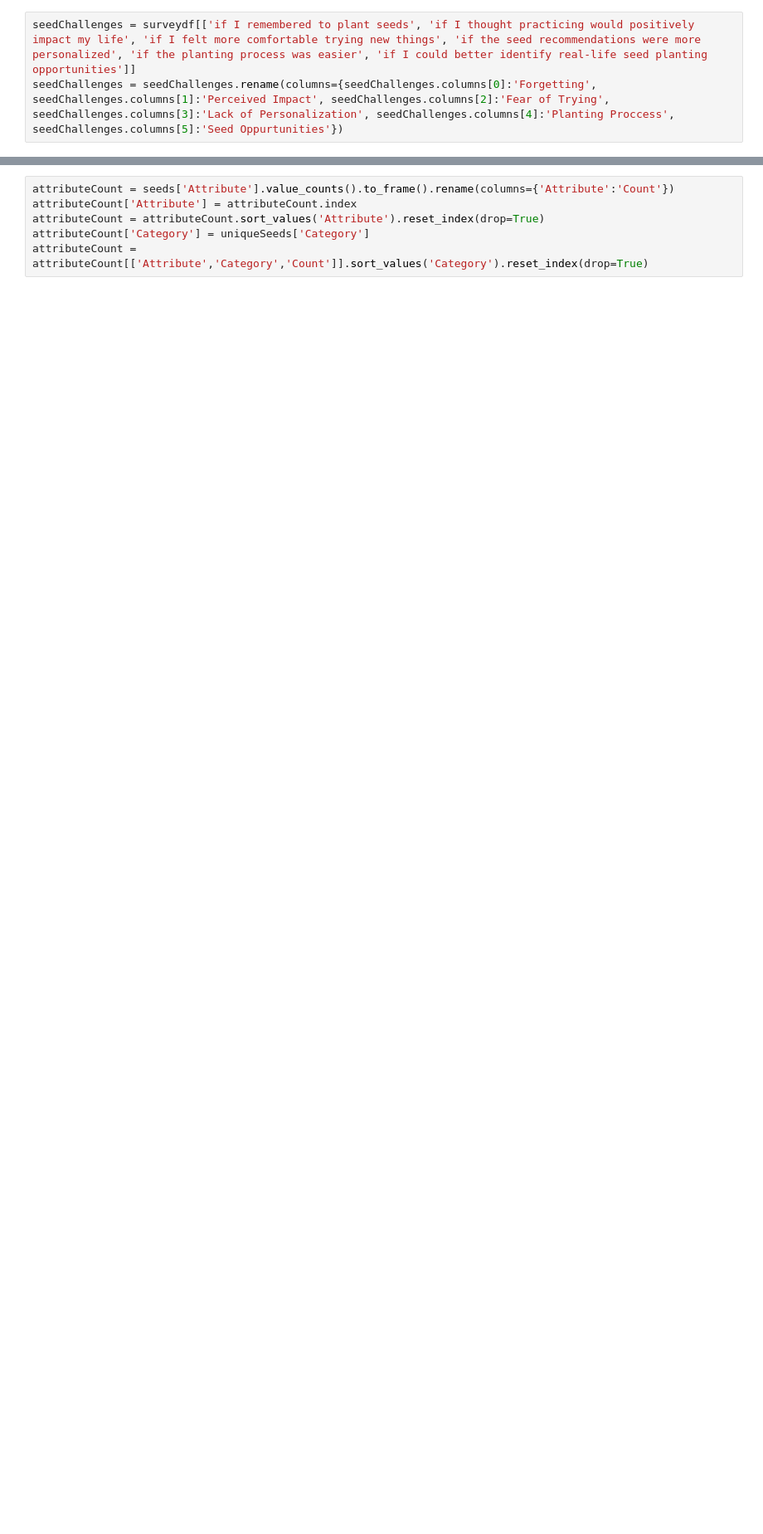
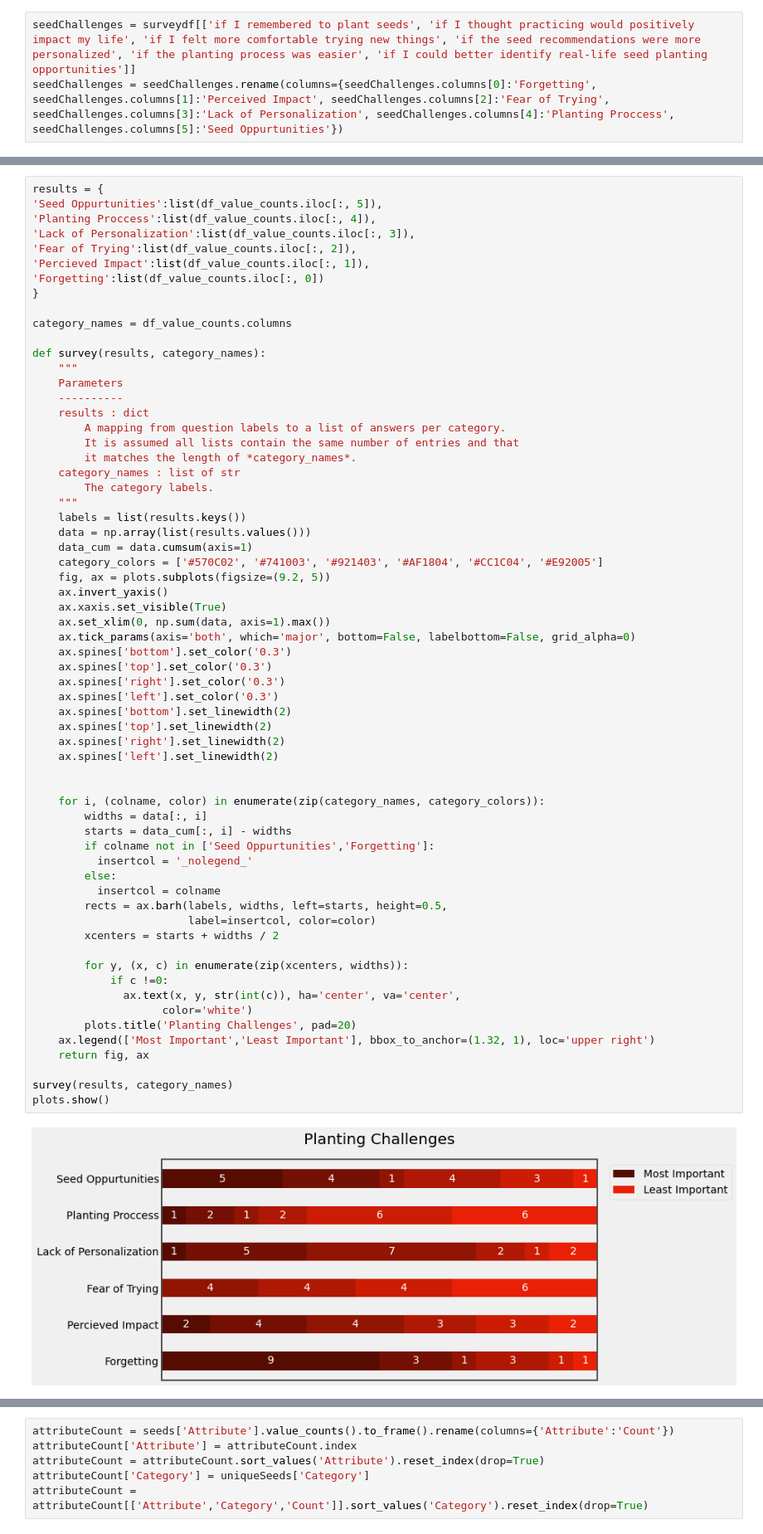
Before and after one commit to caydenw21/BloomRadius, a Jupyter notebook: week1Vis.ipynb, the cells around one changed output, grey strips where cells are left out. Shown at 83% size. Drawn from its saved outputs; the diff is of its cells as text; blank space fills up the shorter version.

```diff
--- a/week1Vis.ipynb
+++ b/week1Vis.ipynb
@@ -57,2 +61,67 @@ ax.tick_params(axis='both', which='major', bottom=False, labelbottom=False, grid
+# %%
+results = {
+'Seed Oppurtunities':list(df_value_counts.iloc[:, 5]),
+'Planting Proccess':list(df_value_counts.iloc[:, 4]),
+'Lack of Personalization':list(df_value_counts.iloc[:, 3]),
+'Fear of Trying':list(df_value_counts.iloc[:, 2]),
+'Percieved Impact':list(df_value_counts.iloc[:, 1]),
+'Forgetting':list(df_value_counts.iloc[:, 0])
+}
+
+category_names = df_value_counts.columns
+
+def survey(results, category_names):
+    """
+    Parameters
+    ----------
+    results : dict
+        A mapping from question labels to a list of answers per category.
+        It is assumed all lists contain the same number of entries and that
+        it matches the length of *category_names*.
+    category_names : list of str
+        The category labels.
+    """
+    labels = list(results.keys())
+    data = np.array(list(results.values()))
+    data_cum = data.cumsum(axis=1)
+    category_colors = ['#570C02', '#741003', '#921403', '#AF1804', '#CC1C04', '#E92005']
+    fig, ax = plots.subplots(figsize=(9.2, 5))
+    ax.invert_yaxis()
+    ax.xaxis.set_visible(True)
+    ax.set_xlim(0, np.sum(data, axis=1).max())
+    ax.tick_params(axis='both', which='major', bottom=False, labelbottom=False, grid_alpha=0)
+    ax.spines['bottom'].set_color('0.3')
+    ax.spines['top'].set_color('0.3')
+    ax.spines['right'].set_color('0.3')
+    ax.spines['left'].set_color('0.3')
+    ax.spines['bottom'].set_linewidth(2)
+    ax.spines['top'].set_linewidth(2)
+    ax.spines['right'].set_linewidth(2)
+    ax.spines['left'].set_linewidth(2)
+
+
+    for i, (colname, color) in enumerate(zip(category_names, category_colors)):
+        widths = data[:, i]
+        starts = data_cum[:, i] - widths
+        if colname not in ['Seed Oppurtunities','Forgetting']:
+          insertcol = '_nolegend_'
+        else:
+          insertcol = colname
+        rects = ax.barh(labels, widths, left=starts, height=0.5,
+                        label=insertcol, color=color)
+        xcenters = starts + widths / 2
+
+        for y, (x, c) in enumerate(zip(xcenters, widths)):
+            if c !=0:
+              ax.text(x, y, str(int(c)), ha='center', va='center',
+                    color='white')
+        plots.title('Planting Challenges', pad=20)
+    ax.legend(['Most Important','Least Important'], bbox_to_anchor=(1.32, 1), loc='upper right')
+    return fig, ax
+
+survey(results, category_names)
+plots.show()
+# %% [output]
+[figure, added]
 # %%
 uniqueSeeds = seeds[['Attribute','Category']].drop_duplicates().reset_index(drop=True)
```
Also changed, not shown: parts of 6 cells of this notebook.
